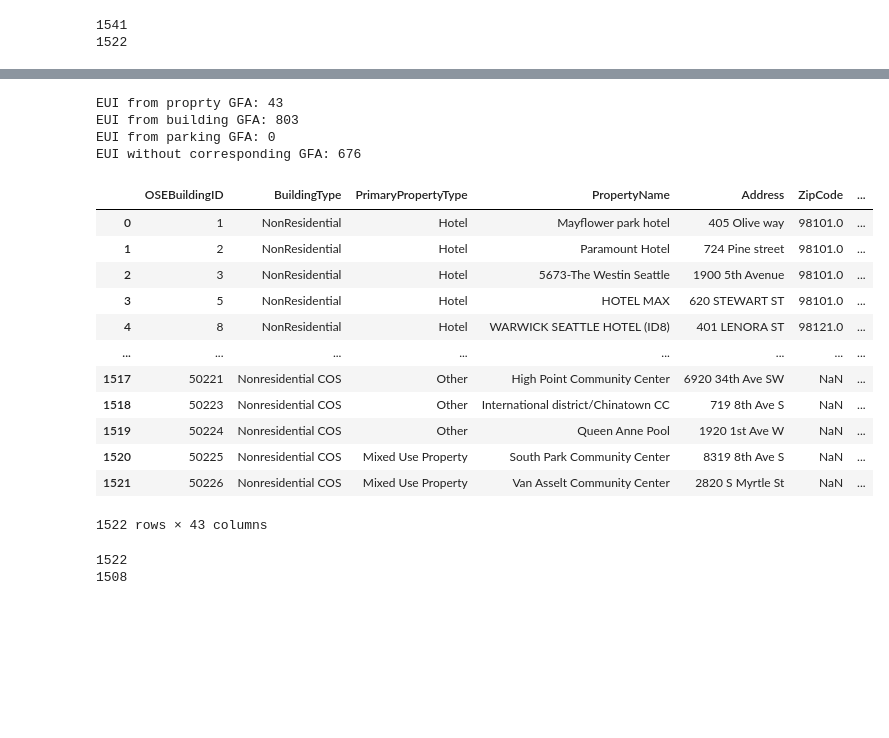
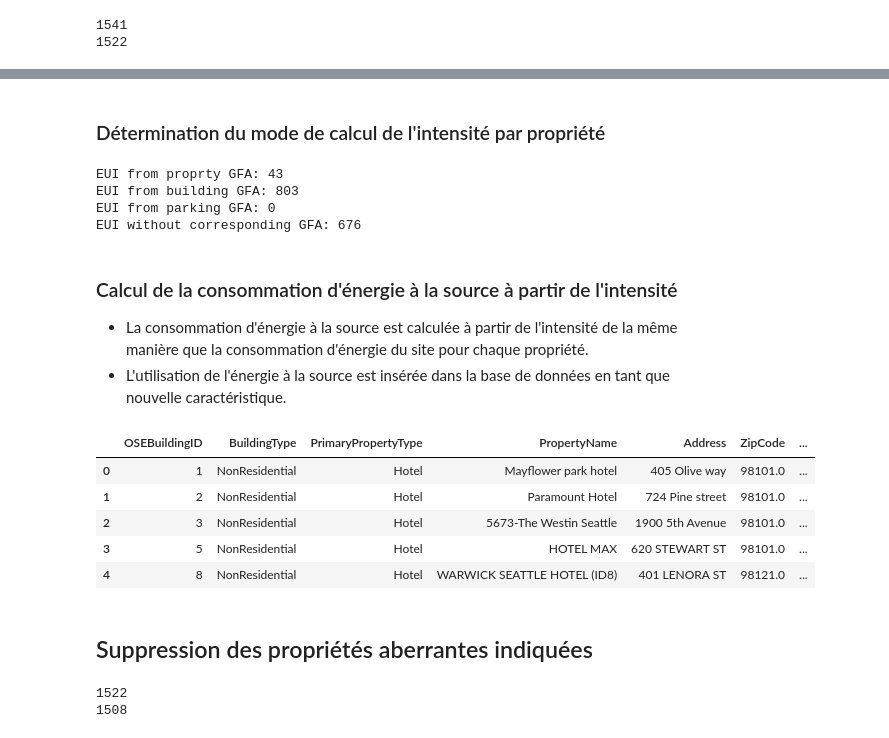
Before and after one commit to gabrielhermel/OC_DS_P4, a Jupyter notebook: Hermel_Gabriel_1_notebook_exploratoire_112022.ipynb, the cells around one changed output, grey strips where cells are left out. Drawn from its saved outputs; the diff is of its cells as text; code cells hidden in the pictures; blank space fills up the shorter version.

```diff
--- a/Hermel_Gabriel_1_notebook_exploratoire_112022.ipynb
+++ b/Hermel_Gabriel_1_notebook_exploratoire_112022.ipynb
@@ -112,11 +127,13 @@ build_ener_df.describe()
 # %%
+dropped_cols = []
+
 for col in build_ener_df.columns:
     if (
         len(set(build_ener_df[col].to_list())) == 1
         or len(build_ener_df[col].loc[~build_ener_df[col].isna()].to_list()) == 0
     ):
+        dropped_cols += [col]
         build_ener_df = build_ener_df.drop(labels=col, axis=1)
 
-with pd.option_context("display.max_columns", None):
-    display(build_ener_df)
+display(dropped_cols)
 # %% [output]
@@ -378,16 +219,0 @@ display(
-# %%
-gfa_df = pd.DataFrame(
-    {
-        "PropertyGFATotal": build_ener_df["PropertyGFATotal"],
-        "PropertyGFATotalReconst": build_ener_df["PropertyGFAParking"]
-        + build_ener_df["PropertyGFABuilding(s)"],
-    }
-)
-abber_gfas = []
-
-for index, row in gfa_df.iterrows():
-    gfa_abs_diff = abs(row["PropertyGFATotal"] - row["PropertyGFATotalReconst"])
-    if gfa_abs_diff > 0:
-        abber_gfas += [gfa_abs_diff]
-
-print(abber_gfas)
@@ -413,3 +278,5 @@ print(build_ener_df.shape[0])
+# %% [markdown]
+### Détermination du mode de calcul de l'intensité par propriété <a class="anchor" id="deter_calc_inten"></a>
 # %%
 eui_from_prop_idxs = []
 eui_from_bldgs_idxs = []
@@ -468,40 +329,45 @@ build_ener_df.insert(
+# %% [markdown]
+### Calcul de la consommation d'énergie à la source à partir de l'intensité <a class="anchor" id="inser_src_ener"></a>
+* La consommation d'énergie à la source est calculée à partir de l'intensité de la même manière que la consommation d'énergie du site pour chaque propriété.
+* L'utilisation de l'énergie à la source est insérée dans la base de données en tant que nouvelle caractéristique.
 # %%
+build_ener_df.insert(
+    loc=build_ener_df.columns.get_loc("SiteEnergyUseWN(kBtu)") + 1,
+    column="SourceEnergyUseWN(kBtu)",
+    value=np.nan,
+)
+
 for index, row in build_ener_df.iterrows():
     source_eui = 0
 
     if (
         not np.isnan(row["SourceEUIWN(kBtu/sf)"])
         and not row["SourceEUIWN(kBtu/sf)"] == 0
     ):
         source_eui = row["SourceEUIWN(kBtu/sf)"]
     else:
         source_eui = row["SourceEUI(kBtu/sf)"]
 
     if index in eui_from_prop_idxs:
         build_ener_df.loc[index, "SourceEnergyUseWN(kBtu)"] = source_eui * row[gfa_prop]
     elif index in eui_from_bldgs_idxs:
         build_ener_df.loc[index, "SourceEnergyUseWN(kBtu)"] = source_eui * row[gfa_bldg]
     elif index in eui_from_prkng_idxs:
         build_ener_df.loc[index, "SourceEnergyUseWN(kBtu)"] = source_eui * row[gfa_prk]
     else:
         build_ener_df.loc[index, "SourceEnergyUseWN(kBtu)"] = source_eui * row[gfa_prop]
 
 with pd.option_context("display.max_columns", None):
-    display(build_ener_df)
+    display(build_ener_df.head())
 # %% [output]
 |  | OSEBuildingID | BuildingType | PrimaryPropertyType | PropertyName | Address | ZipCode | ... |
 | 0 | 1 | NonResidential | Hotel | Mayflower park hotel | 405 Olive way | 98101.0 | ... |
 | 1 | 2 | NonResidential | Hotel | Paramount Hotel | 724 Pine street | 98101.0 | ... |
 | 2 | 3 | NonResidential | Hotel | 5673-The Westin Seattle | 1900 5th Avenue | 98101.0 | ... |
 | 3 | 5 | NonResidential | Hotel | HOTEL MAX | 620 STEWART ST | 98101.0 | ... |
 | 4 | 8 | NonResidential | Hotel | WARWICK SEATTLE HOTEL (ID8) | 401 LENORA ST | 98121.0 | ... |
-| ... | ... | ... | ... | ... | ... | ... | ... |
-| 1517 | 50221 | Nonresidential COS | Other | High Point Community Center | 6920 34th Ave SW | NaN | ... |
-| 1518 | 50223 | Nonresidential COS | Other | International district/Chinatown CC | 719 8th Ave S | NaN | ... |
-| 1519 | 50224 | Nonresidential COS | Other | Queen Anne Pool | 1920 1st Ave W | NaN | ... |
-| 1520 | 50225 | Nonresidential COS | Mixed Use Property | South Park Community Center | 8319 8th Ave S | NaN | ... |
-| 1521 | 50226 | Nonresidential COS | Mixed Use Property | Van Asselt Community Center | 2820 S Myrtle St | NaN | ... |
-1522 rows × 43 columns
+# %% [markdown]
+## Suppression des propriétés aberrantes indiquées <a class="anchor" id="supp_abber"></a>
 # %%
 print(build_ener_df.shape[0])
 
```
Also changed, not shown: parts of 62 cells of this notebook, 1 other file.
